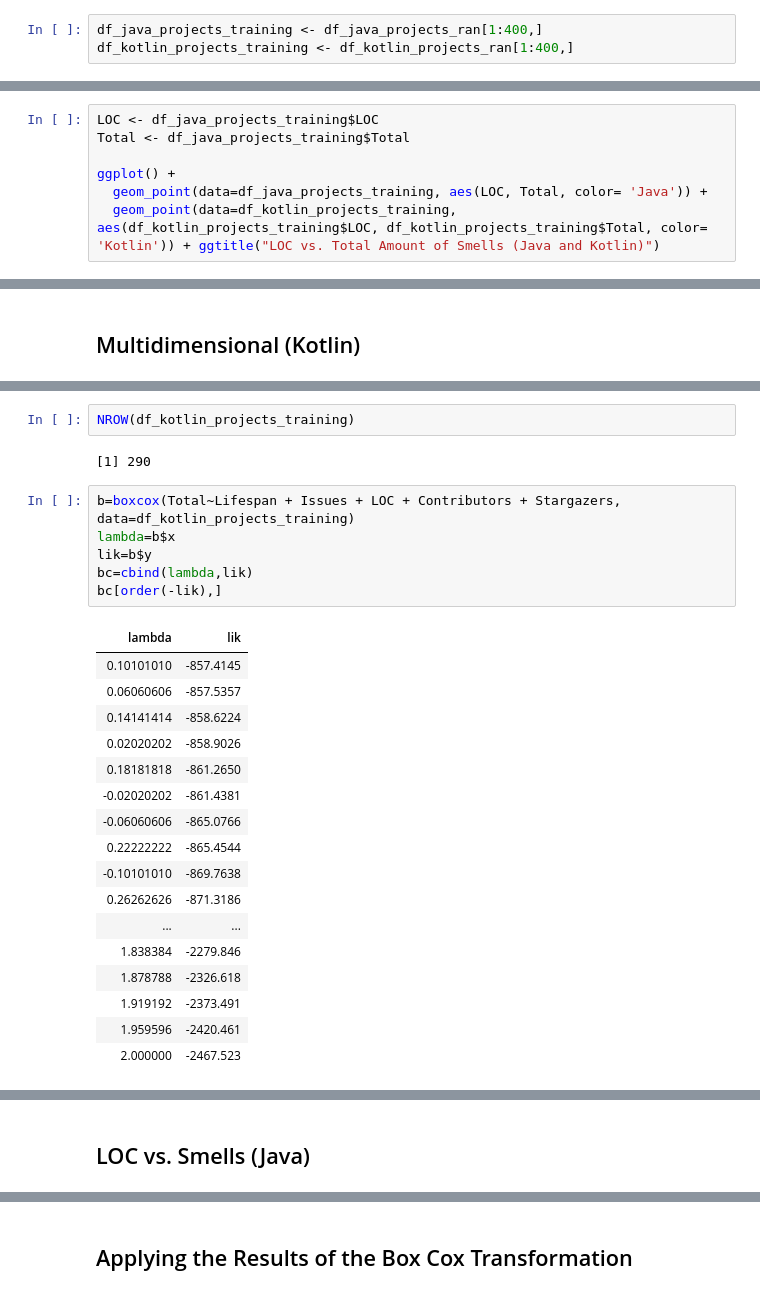
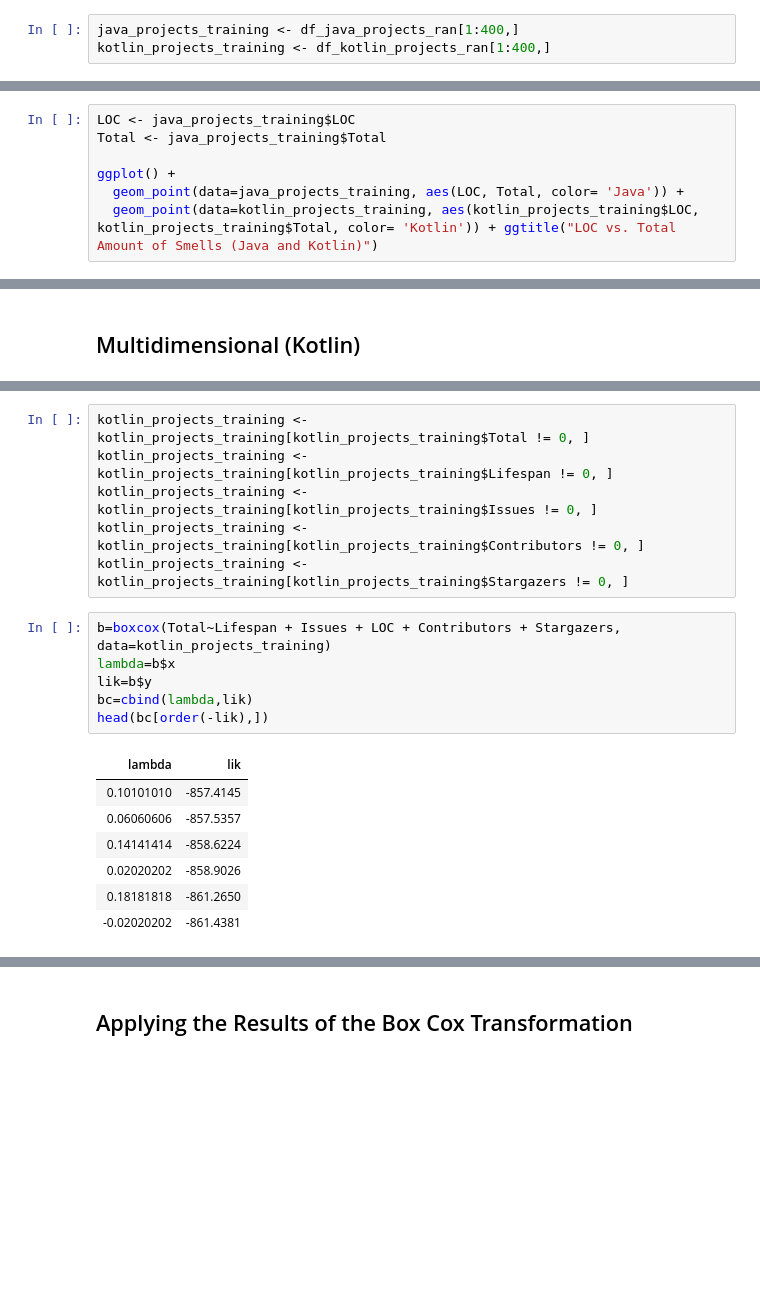
Before and after one commit to SimonHellbrueck/BT_Repository_Mining, a Jupyter notebook: regressiondiagnostics.ipynb, the cells around one changed output, grey strips where cells are left out. Saved outputs shown, nothing was run; the diff lists cells and outputs as text; blank space fills up the shorter version.

```diff
--- a/regressiondiagnostics.ipynb
+++ b/regressiondiagnostics.ipynb
@@ -20,3 +23,3 @@ Dividing data sets into training and test data.
 # %%
-df_java_projects_training <- df_java_projects_ran[1:400,]
-df_kotlin_projects_training <- df_kotlin_projects_ran[1:400,]
+java_projects_training <- df_java_projects_ran[1:400,]
+kotlin_projects_training <- df_kotlin_projects_ran[1:400,]
@@ -106,12 +64,12 @@ plot(polynomial_fit)
 # %% [markdown]
 ## Java and Kotlin
 # %%
-LOC <- df_java_projects_training$LOC
-Total <- df_java_projects_training$Total
+LOC <- java_projects_training$LOC
+Total <- java_projects_training$Total
 
 ggplot() +
-  geom_point(data=df_java_projects_training, aes(LOC, Total, color= 'Java')) +
-  geom_point(data=df_kotlin_projects_training, aes(df_kotlin_projects_training$LOC, df_kotlin_projects_training$Total, color= 'Kotlin')) + ggtitle("LOC vs. Total Amount of Smells (Java and Kotlin)")
+  geom_point(data=java_projects_training, aes(LOC, Total, color= 'Java')) +
+  geom_point(data=kotlin_projects_training, aes(kotlin_projects_training$LOC, kotlin_projects_training$Total, color= 'Kotlin')) + ggtitle("LOC vs. Total Amount of Smells (Java and Kotlin)")
 # %% [output]
 [figure]
 # %% [markdown]
@@ -224,31 +162,21 @@ df_kotlin_projects_training <- df_kotlin_projects_training[df_kotlin_projects_tr
-# %%
-NROW(df_kotlin_projects_training)
-# %% [output]
-[1] 290
+# %%
+kotlin_projects_training <- kotlin_projects_training[kotlin_projects_training$Total != 0, ]
+kotlin_projects_training <- kotlin_projects_training[kotlin_projects_training$Lifespan != 0, ]
+kotlin_projects_training <- kotlin_projects_training[kotlin_projects_training$Issues != 0, ]
+kotlin_projects_training <- kotlin_projects_training[kotlin_projects_training$Contributors != 0, ]
+kotlin_projects_training <- kotlin_projects_training[kotlin_projects_training$Stargazers != 0, ]
 # %%
-b=boxcox(Total~Lifespan + Issues + LOC + Contributors + Stargazers, data=df_kotlin_projects_training)
+b=boxcox(Total~Lifespan + Issues + LOC + Contributors + Stargazers, data=kotlin_projects_training)
 lambda=b$x
 lik=b$y
 bc=cbind(lambda,lik)
-bc[order(-lik),]
+head(bc[order(-lik),])
 # %% [output]
 | lambda | lik |
 | 0.10101010 | -857.4145 |
 | 0.06060606 | -857.5357 |
 | 0.14141414 | -858.6224 |
 | 0.02020202 | -858.9026 |
 | 0.18181818 | -861.2650 |
 | -0.02020202 | -861.4381 |
-| -0.06060606 | -865.0766 |
-| 0.22222222 | -865.4544 |
-| -0.10101010 | -869.7638 |
-| 0.26262626 | -871.3186 |
-| ... | ... |
-| 1.838384 | -2279.846 |
-| 1.878788 | -2326.618 |
-| 1.919192 | -2373.491 |
-| 1.959596 | -2420.461 |
-| 2.000000 | -2467.523 |
 [figure]
-# %% [markdown]
-## LOC vs. Smells (Java)
```
Also changed, not shown: parts of 95 cells of this notebook.
